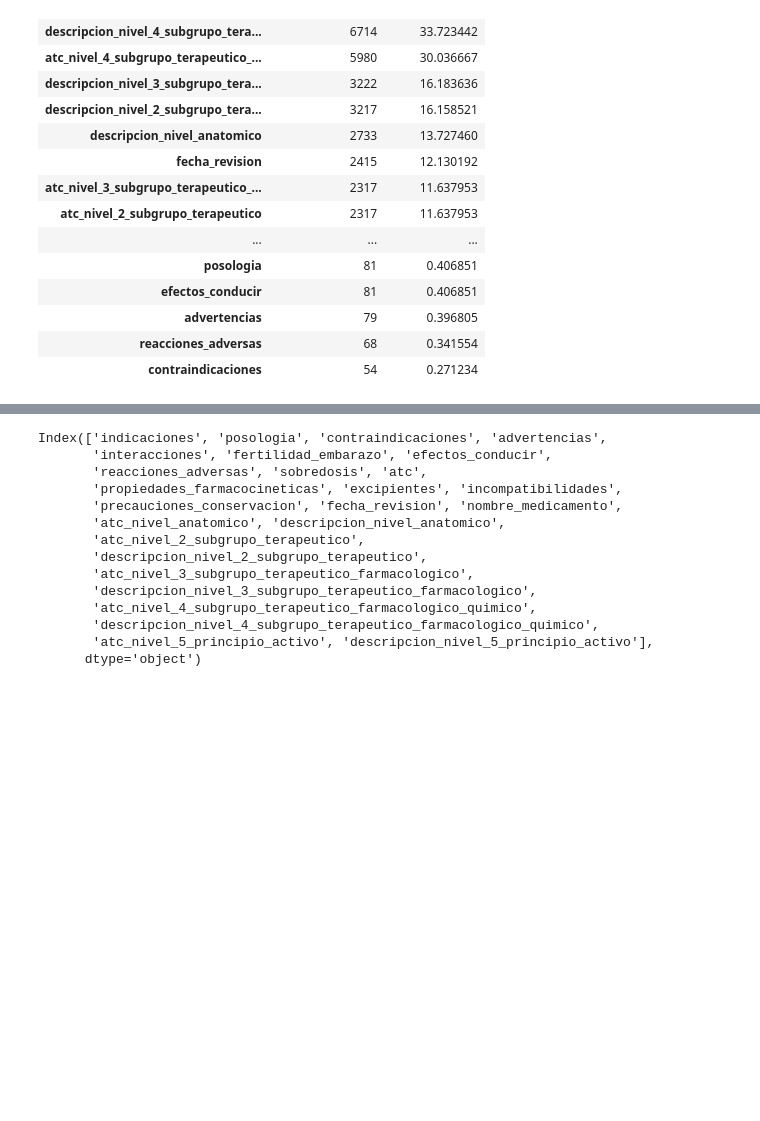
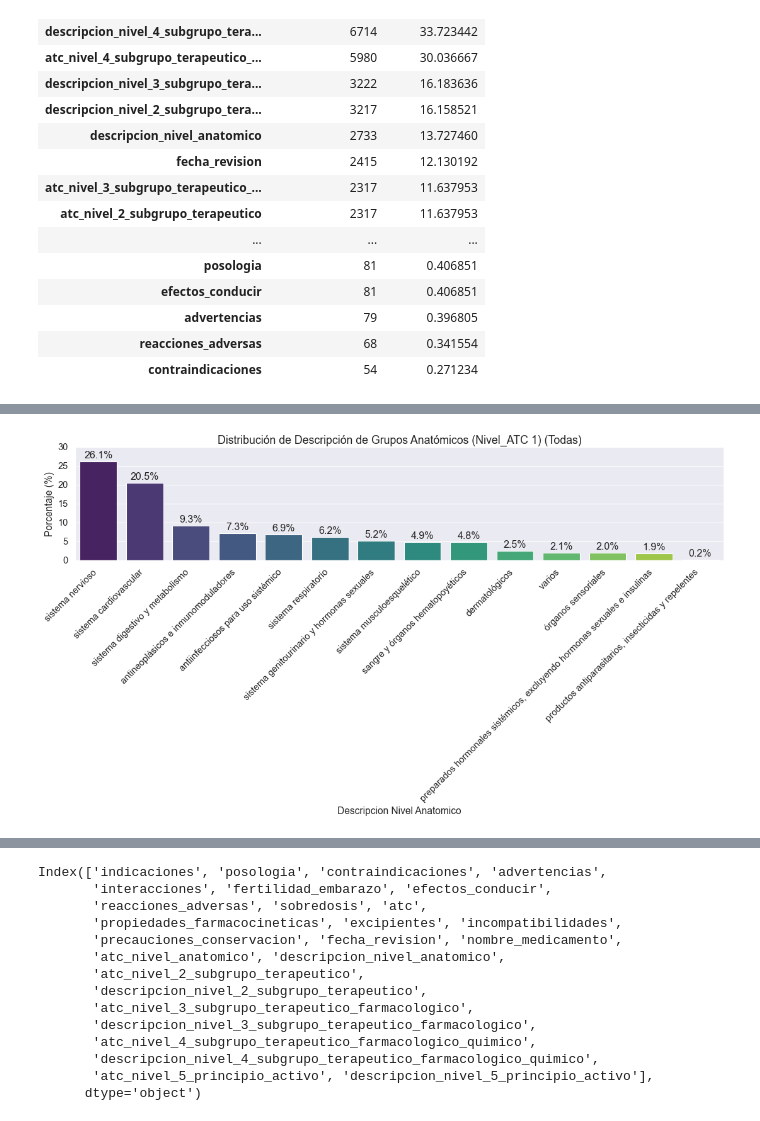
Before and after one commit to carlosriegom/PharmAI, a Jupyter notebook: src/3_eda/eda_analysis.ipynb, the cells around one changed output, grey strips where cells are left out. Drawn from its saved outputs; the diff is of its cells as text; code cells hidden in the pictures; blank space fills up the shorter version.

```diff
--- a/src/3_eda/eda_analysis.ipynb
+++ b/src/3_eda/eda_analysis.ipynb
@@ -200,0 +128,83 @@ plot_category_distribution(
+# %%
+def plot_category_distribution(dataframe, nivel_ATC, top_n=None, palette="viridis"):
+    # Mapeo de niveles ATC a columnas y título correspondiente
+    niveles = {
+        1: {
+            "codigo": "atc_nivel_anatomico",
+            "descripcion": "descripcion_nivel_anatomico",
+            "titulo": "Grupos Anatómicos"
+        },
+        2: {
+            "codigo": "atc_nivel_2_subgrupo_terapeutico",
+            "descripcion": "descripcion_nivel_2_subgrupo_terapeutico",
+            "titulo": "Subgrupos Terapéuticos"
+        },
+        3: {
+            "codigo": "atc_nivel_3_subgrupo_terapeutico_farmacologico",
+            "descripcion": "descripcion_nivel_3_subgrupo_terapeutico_farmacologico",
+            "titulo": "Subgrupos Farmacológicos"
+        },
+        4: {
+            "codigo": "atc_nivel_4_subgrupo_terapeutico_farmacologico_quimico",
+            "descripcion": "descripcion_nivel_4_subgrupo_terapeutico_farmacologico_quimico",
+            "titulo": "Subgrupos Farmacológicos Químicos"
+        }
+    }
+
+    if nivel_ATC not in niveles:
+        raise ValueError("El nivel_ATC debe ser un entero entre 1 y 4.")
+
+    # Seleccionar las columnas correspondientes al nivel_ATC elegido
+    codigo = niveles[nivel_ATC]["codigo"]
+    descripcion = niveles[nivel_ATC]["descripcion"]
+    titulo_nivel = niveles[nivel_ATC]["titulo"]
+
+    plt.figure(figsize=(14, 8))
+
+    # Obtener la distribución de categorías (conteo de observaciones)
+    counts = dataframe[descripcion].value_counts()
+    if top_n is not None:
+        counts = counts.head(top_n)
+
+    # Calcular el porcentaje respecto al total de observaciones en la columna
+    total_observaciones = dataframe[descripcion].count()
+    percentages = counts / total_observaciones * 100
+
+    # Crear gráfico de barras con porcentajes
+    ax = sns.barplot(
+        x=percentages.index,
+        y=percentages.values,
+        palette=palette,
+        hue=percentages.index,
+    )
+
+    # Título automático que incluye el nivel_ATC y la categoría correspondiente
+    plt.title(
+        f"Distribución de Descripción de {titulo_nivel} (Nivel_ATC {nivel_ATC}) {'(Todas)' if top_n is None else f'(Top {top_n})'}",
+        fontsize=16
+    )
+    plt.xlabel(descripcion.replace("_", " ").title(), fontsize=14)
+    plt.ylabel("Porcentaje (%)", fontsize=14)
+    plt.xticks(rotation=45, ha="right")
+
+    # Añadir etiquetas con el porcentaje sobre cada barra
+    for p in ax.patches:
+        ax.annotate(
+            "{:.1f}%".format(p.get_height()),
+            (p.get_x() + p.get_width() / 2.0, p.get_height()),
+            ha="center",
+            va="center",
+            xytext=(0, 9),
+            textcoords="offset points",
+        )
+
+    plt.tight_layout()
+    plt.show()
+
+# Distribución de Grupos Anatómicos (Nivel_ATC 1) mostrando todas las clases
+plot_category_distribution(
+    medicamentos_df,
+    nivel_ATC=1, # Grupos Anatómicos
+)
+# %% [output]
+[figure, added]
```
Also changed, not shown: parts of 19 cells of this notebook, 1 other file.
